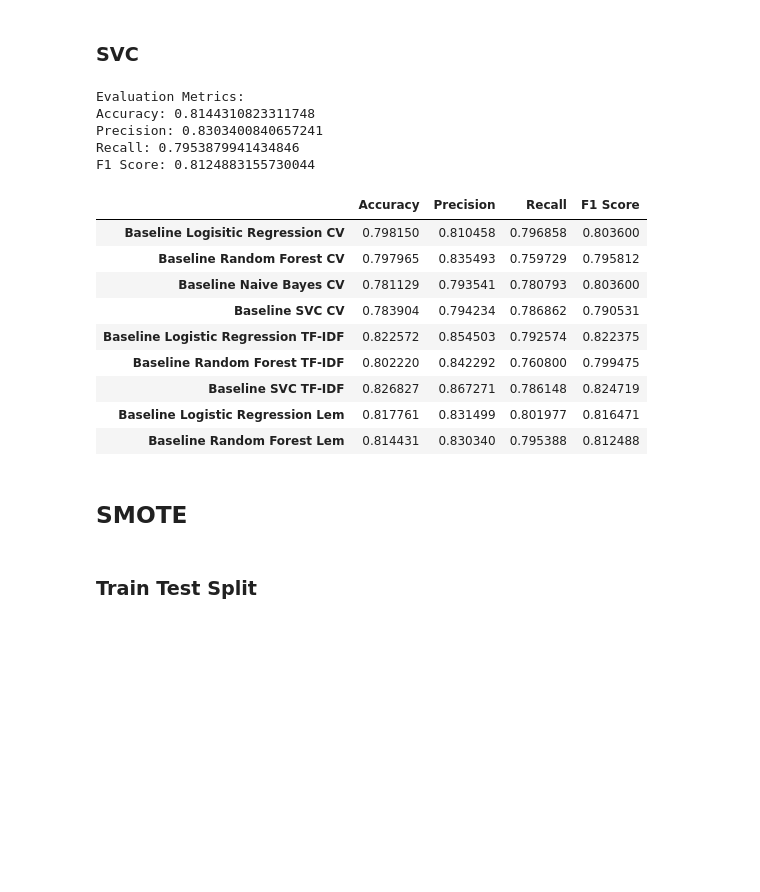
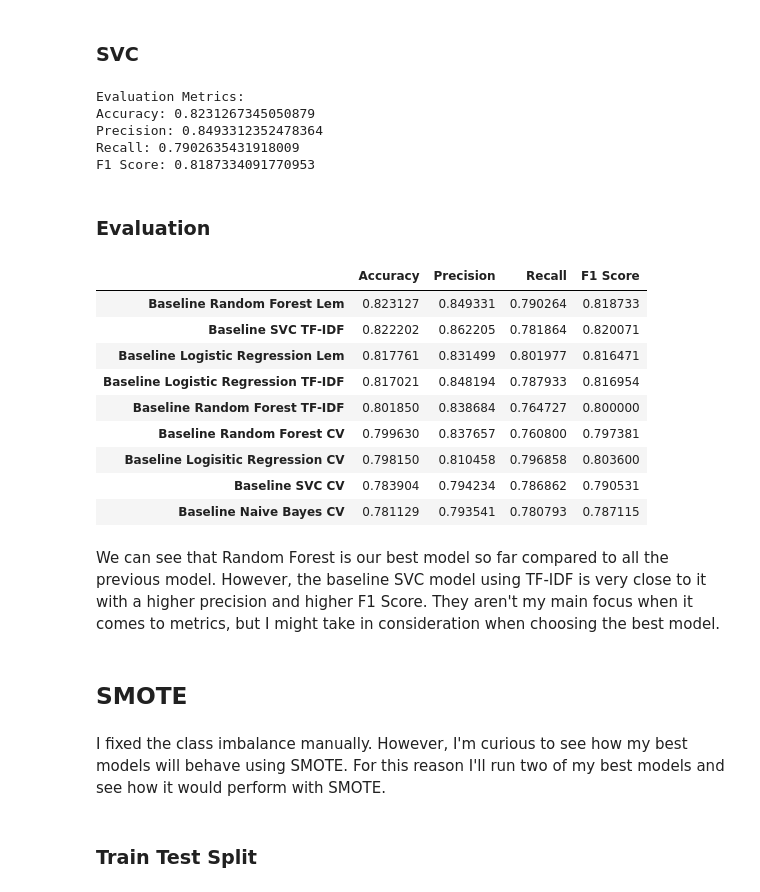
Before and after one commit to ismael-araujo/Hotel-Reviews-Analysis-Using-NLP, a Jupyter notebook: models/baseline-models.ipynb, the cells around one changed output. Cells and saved outputs as stored; diff of their text form; code cells hidden in the pictures; blank space fills up the shorter version.

```diff
--- a/models/baseline-models.ipynb
+++ b/models/baseline-models.ipynb
@@ -458,29 +521,38 @@ metric_dict['Baseline Random Forest Lem'] = {'Accuracy': svc_lem_accuracy,
                                                 'Precision': svc_lem_precision,
                                                 'Recall': svc_lem_recall,
                                                 'F1 Score': svc_lem_f1 }
-# %%
-evaluation(y_test_lem, y_pred_svc_lem)
-# %% [output]
-Evaluation Metrics:
-Accuracy: 0.8144310823311748
-Precision: 0.8303400840657241
-Recall: 0.7953879941434846
-F1 Score: 0.8124883155730044
+# %%
+# SCV TF-IDF baseline evaluation
+evaluation(y_test_lem, y_pred_svc_lem)
+# %% [output]
+Evaluation Metrics:
+Accuracy: 0.8231267345050879
+Precision: 0.8493312352478364
+Recall: 0.7902635431918009
+F1 Score: 0.8187334091770953
+# %% [markdown]
+### Evaluation
 # %%
-pd.DataFrame.from_dict(metric_dict, orient='index')
+# Evaluation DataFrame
+evaluation_df = pd.DataFrame.from_dict(metric_dict, orient='index')
+evaluation_df.sort_values(by='Accuracy', ascending=False)
 # %% [output]
 |  | Accuracy | Precision | Recall | F1 Score |
+| Baseline Random Forest Lem | 0.823127 | 0.849331 | 0.790264 | 0.818733 |
+| Baseline SVC TF-IDF | 0.822202 | 0.862205 | 0.781864 | 0.820071 |
+| Baseline Logistic Regression Lem | 0.817761 | 0.831499 | 0.801977 | 0.816471 |
+| Baseline Logistic Regression TF-IDF | 0.817021 | 0.848194 | 0.787933 | 0.816954 |
+| Baseline Random Forest TF-IDF | 0.801850 | 0.838684 | 0.764727 | 0.800000 |
+| Baseline Random Forest CV | 0.799630 | 0.837657 | 0.760800 | 0.797381 |
 | Baseline Logisitic Regression CV | 0.798150 | 0.810458 | 0.796858 | 0.803600 |
-| Baseline Random Forest CV | 0.797965 | 0.835493 | 0.759729 | 0.795812 |
-| Baseline Naive Bayes CV | 0.781129 | 0.793541 | 0.780793 | 0.803600 |
 | Baseline SVC CV | 0.783904 | 0.794234 | 0.786862 | 0.790531 |
-| Baseline Logistic Regression TF-IDF | 0.822572 | 0.854503 | 0.792574 | 0.822375 |
-| Baseline Random Forest TF-IDF | 0.802220 | 0.842292 | 0.760800 | 0.799475 |
-| Baseline SVC TF-IDF | 0.826827 | 0.867271 | 0.786148 | 0.824719 |
-| Baseline Logistic Regression Lem | 0.817761 | 0.831499 | 0.801977 | 0.816471 |
-| Baseline Random Forest Lem | 0.814431 | 0.830340 | 0.795388 | 0.812488 |
+| Baseline Naive Bayes CV | 0.781129 | 0.793541 | 0.780793 | 0.787115 |
+# %% [markdown]
+We can see that Random Forest is our best model so far compared to all the previous model. However, the baseline SVC model using TF-IDF is very close to it with a higher precision and higher F1 Score. They aren't my main focus when it comes to metrics, but I might take in consideration when choosing the best model.
 # %% [markdown]
 ## SMOTE
+# %% [markdown]
+I fixed the class imbalance manually. However, I'm curious to see how my best models will behave using SMOTE. For this reason I'll run two of my best models and see how it would perform with SMOTE.
 # %% [markdown]
 ### Train Test Split
 # %%
```
Also changed, not shown: parts of 50 cells of this notebook, 6 other files.
